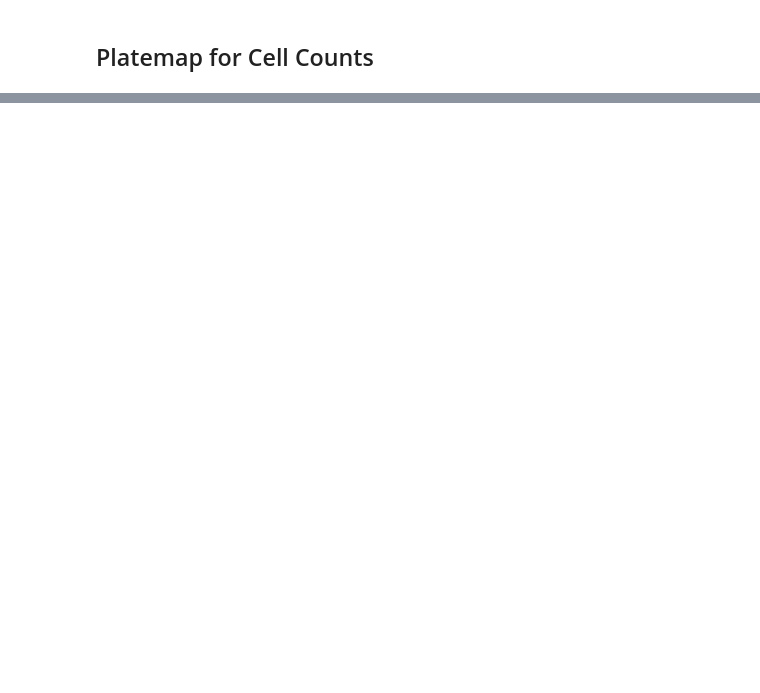
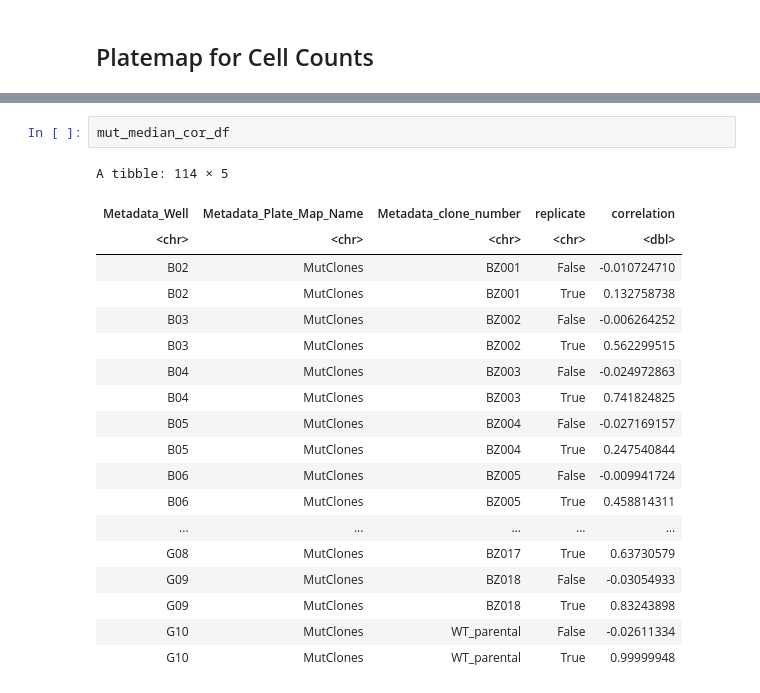
Before and after one commit to broadinstitute/profiling-resistance-mechanisms, a Jupyter notebook: investigate-plate-effects.ipynb, the cells around one changed output, grey strips where cells are left out. Drawn from its saved outputs; the diff is of its cells as text; blank space fills up the shorter version.

```diff
--- a/investigate-plate-effects.ipynb
+++ b/investigate-plate-effects.ipynb
@@ -216 +216,23 @@ cell_count_wt_gg
+# %%
+mut_median_cor_df
+# %% [output]
+A tibble: 114 × 5
+| Metadata_Well | Metadata_Plate_Map_Name | Metadata_clone_number | replicate | correlation |
+| <chr> | <chr> | <chr> | <chr> | <dbl> |
+| B02 | MutClones | BZ001 | False | -0.010724710 |
+| B02 | MutClones | BZ001 | True | 0.132758738 |
+| B03 | MutClones | BZ002 | False | -0.006264252 |
+| B03 | MutClones | BZ002 | True | 0.562299515 |
+| B04 | MutClones | BZ003 | False | -0.024972863 |
+| B04 | MutClones | BZ003 | True | 0.741824825 |
+| B05 | MutClones | BZ004 | False | -0.027169157 |
+| B05 | MutClones | BZ004 | True | 0.247540844 |
+| B06 | MutClones | BZ005 | False | -0.009941724 |
+| B06 | MutClones | BZ005 | True | 0.458814311 |
+| ... | ... | ... | ... | ... |
+| G08 | MutClones | BZ017 | True | 0.63730579 |
+| G09 | MutClones | BZ018 | False | -0.03054933 |
+| G09 | MutClones | BZ018 | True | 0.83243898 |
+| G10 | MutClones | WT_parental | False | -0.02611334 |
+| G10 | MutClones | WT_parental | True | 0.99999948 |
 # %%
```
Also changed, not shown: parts of 8 cells of this notebook, 6 other files.
